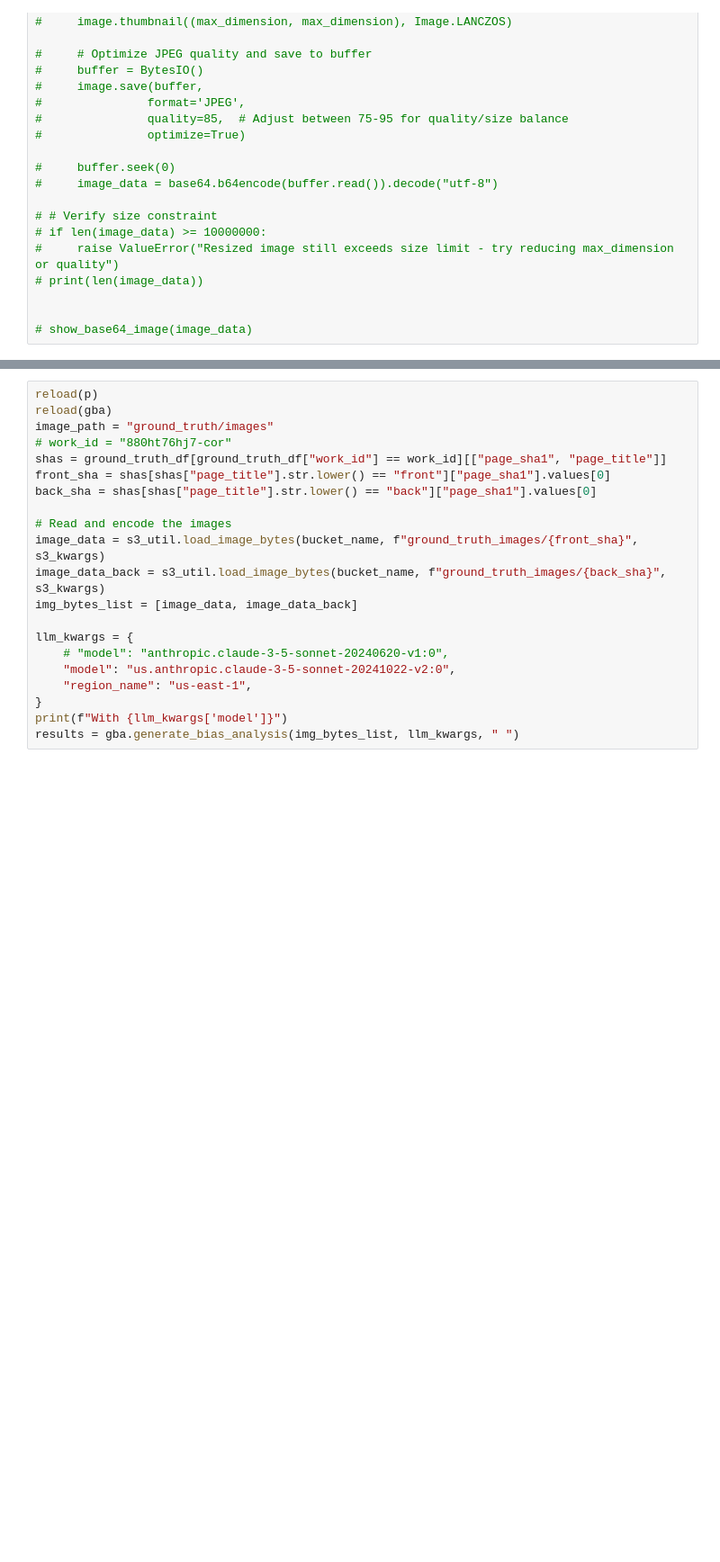
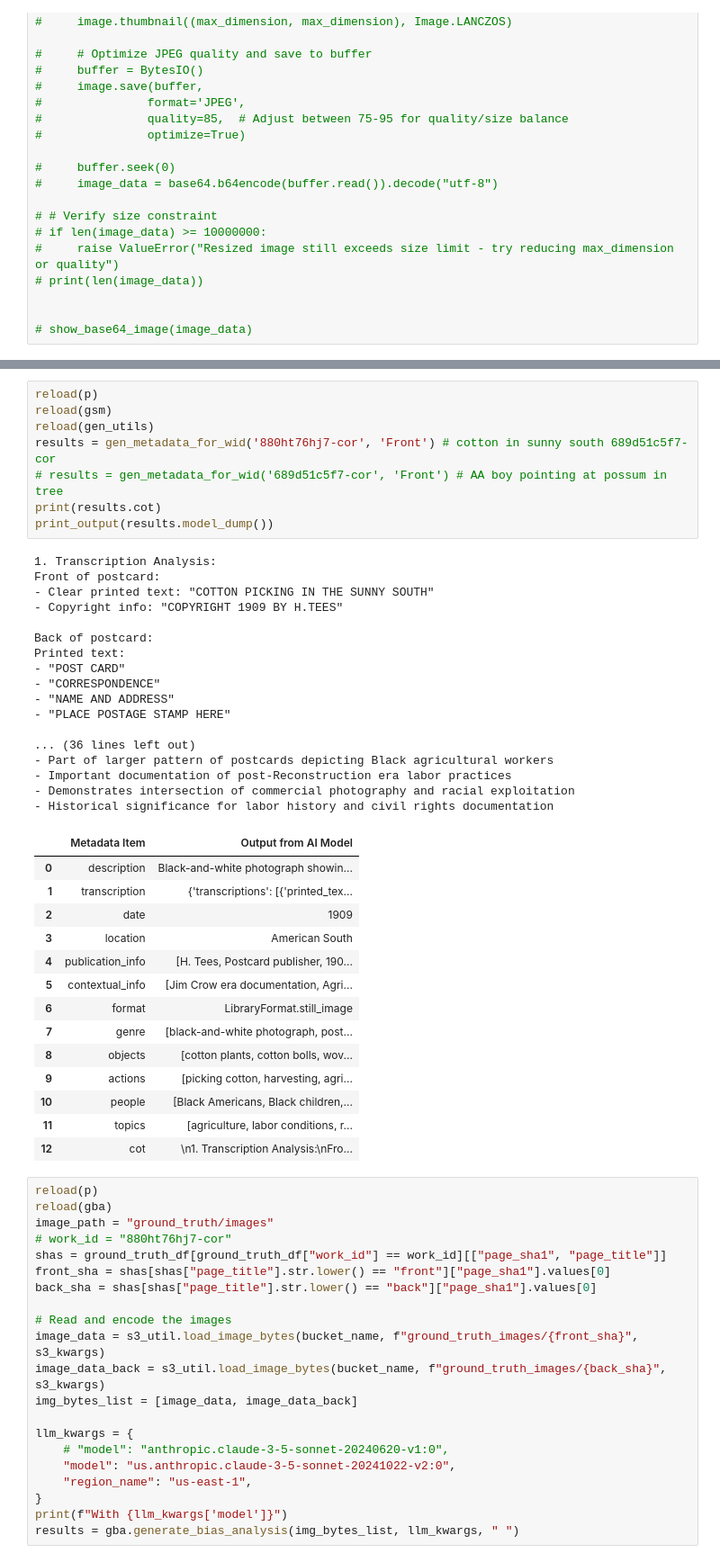
Before and after one commit to emory-libraries/ai-description, a Jupyter notebook: projects/research/metadata_generation.ipynb, the cells around one changed output, grey strips where cells are left out. Shown: that part at 90% size. Cells and saved outputs as stored; diff of their text form; blank space fills up the shorter version.

```diff
--- a/projects/research/metadata_generation.ipynb
+++ b/projects/research/metadata_generation.ipynb
@@ -246,3 +245,43 @@ No alternative transcriptions needed as text is clearly printed and legible.
+# %%
+reload(p)
+reload(gsm)
+reload(gen_utils)
+results = gen_metadata_for_wid('880ht76hj7-cor', 'Front') # cotton in sunny south 689d51c5f7-cor
+# results = gen_metadata_for_wid('689d51c5f7-cor', 'Front') # AA boy pointing at possum in tree
+print(results.cot)
+print_output(results.model_dump())
+# %% [output]
+1. Transcription Analysis:
+Front of postcard:
+- Clear printed text: "COTTON PICKING IN THE SUNNY SOUTH"
+- Copyright info: "COPYRIGHT 1909 BY H.TEES"
+
+Back of postcard:
+Printed text:
+- "POST CARD"
+- "CORRESPONDENCE"
+- "NAME AND ADDRESS"
+- "PLACE POSTAGE STAMP HERE"
+
+... (36 lines left out)
+- Part of larger pattern of postcards depicting Black agricultural workers
+- Important documentation of post-Reconstruction era labor practices
+- Demonstrates intersection of commercial photography and racial exploitation
+- Historical significance for labor history and civil rights documentation
+|  | Metadata Item | Output from AI Model |
+| 0 | description | Black-and-white photograph showin... |
+| 1 | transcription | {'transcriptions': [{'printed_tex... |
+| 2 | date | 1909 |
+| 3 | location | American South |
+| 4 | publication_info | [H. Tees, Postcard publisher, 190... |
+| 5 | contextual_info | [Jim Crow era documentation, Agri... |
+| 6 | format | LibraryFormat.still_image |
+| 7 | genre | [black-and-white photograph, post... |
+| 8 | objects | [cotton plants, cotton bolls, wov... |
+| 9 | actions | [picking cotton, harvesting, agri... |
+| 10 | people | [Black Americans, Black children,... |
+| 11 | topics | [agriculture, labor conditions, r... |
+| 12 | cot | \n1. Transcription Analysis:\nFro... |
 # %%
 reload(p)
 reload(gba)
```
Also changed, not shown: parts of 8 cells of this notebook, 2 other files.
